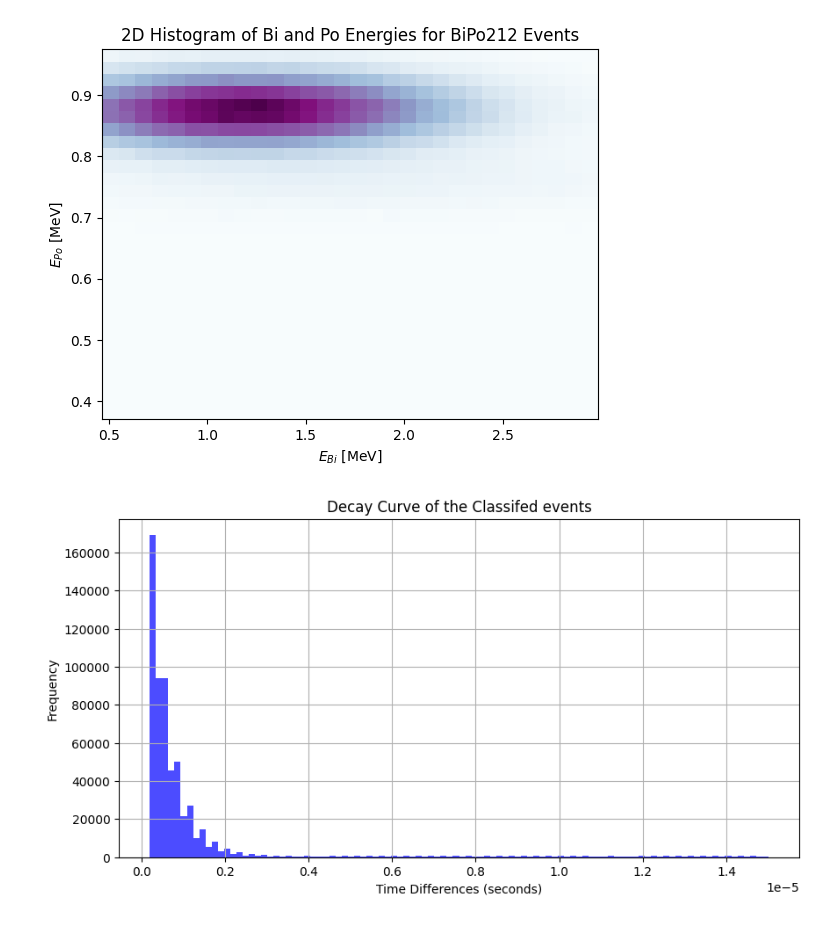
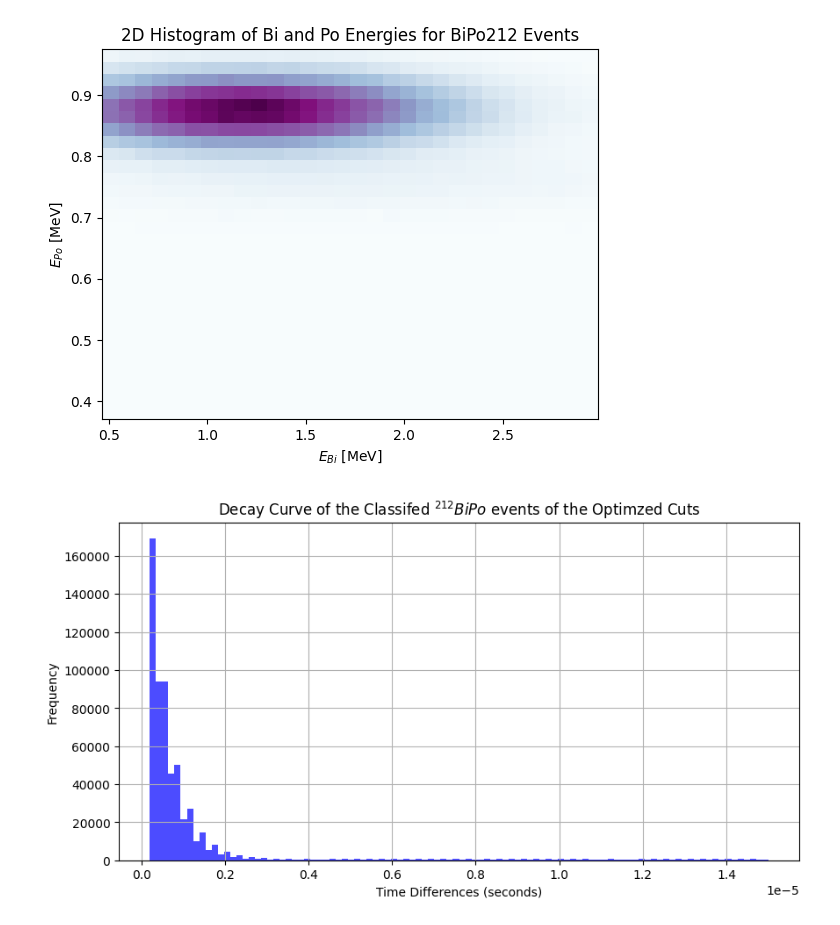
Before and after one commit to anuragxorma/BiPoClassification, a Jupyter notebook: classical_cuts/cuts_classical_and_optimized.ipynb, the cells around one changed output. Saved outputs shown, nothing was run; the diff lists cells and outputs as text; code cells hidden in the pictures.

```diff
--- a/classical_cuts/cuts_classical_and_optimized.ipynb
+++ b/classical_cuts/cuts_classical_and_optimized.ipynb
@@ -567,7 +608,7 @@ plt.show()
 # %%
 time_diff_212 = calculate_time_differences_for_plot(bi_events_dc_212, po_events_dc_212)
 # %%
-plot_histogram(time_diff_212, "Decay Curve of the Classifed events", "../plots/classical_cuts/decay_curve_212_optcuts", "blue")
+plot_histogram(time_diff_212, r"Decay Curve of the Classifed $^{212}BiPo$ events of the Optimzed Cuts", "../plots/classical_cuts/decay_curve_212_optcuts", "blue")
 # %% [output]
-[figure, old version]
+[figure, new version]
 # %%
```
Also changed, not shown: parts of 16 cells of this notebook, 24 other files.
